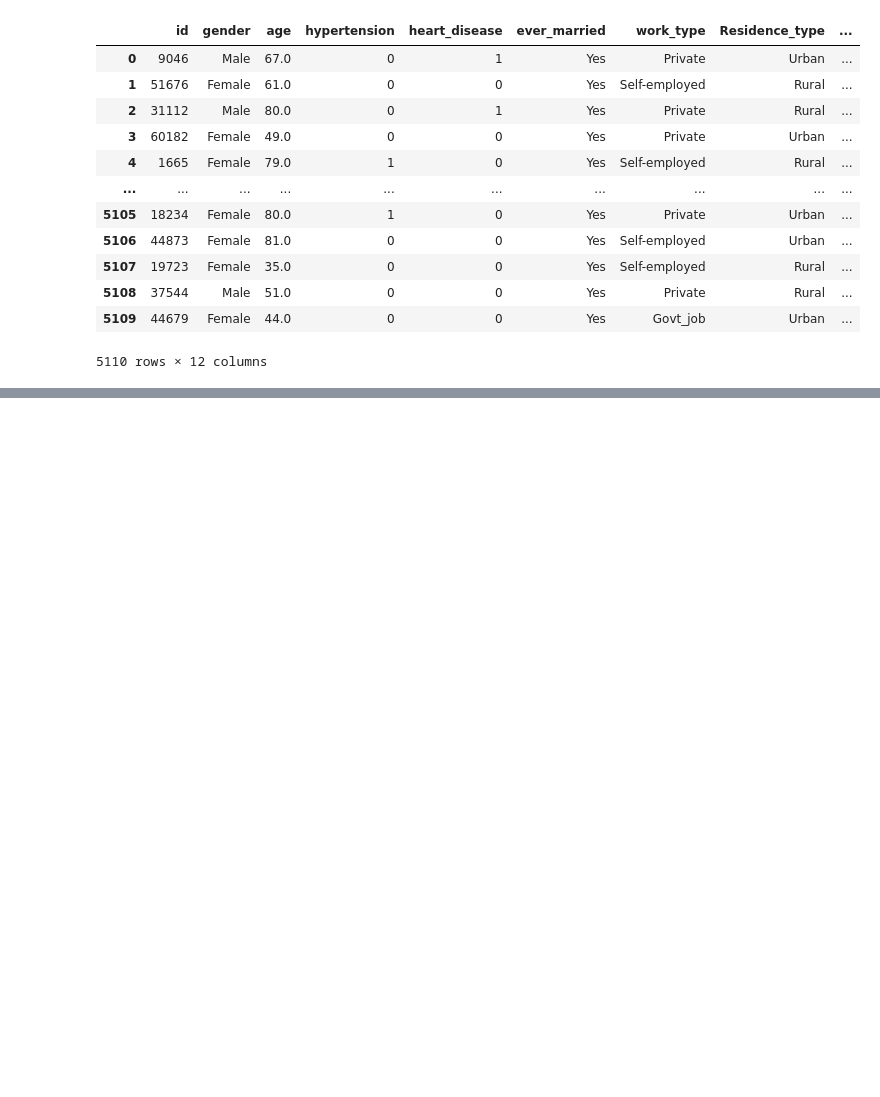
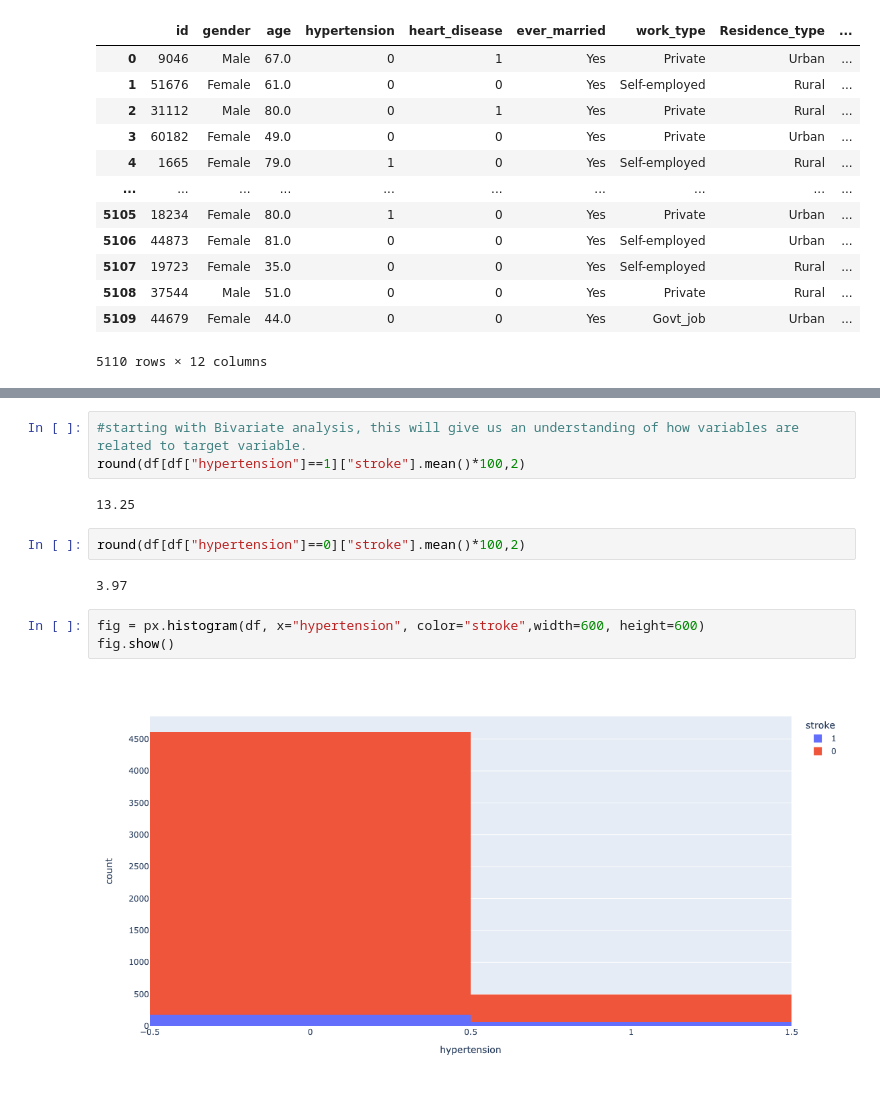
Before and after one commit to AkshayHanchate/Stroke_Prediction, a Jupyter notebook: Stroke_prediction.ipynb, the cells around one changed output, grey strips where cells are left out. Saved outputs shown, nothing was run; the diff lists cells and outputs as text; blank space fills up the shorter version.

```diff
--- a/Stroke_prediction.ipynb
+++ b/Stroke_prediction.ipynb
@@ -143,0 +159,14 @@ df.describe()
+# %%
+#starting with Bivariate analysis, this will give us an understanding of how variables are related to target variable.
+round(df[df["hypertension"]==1]["stroke"].mean()*100,2)
+# %% [output]
+13.25
+# %%
+round(df[df["hypertension"]==0]["stroke"].mean()*100,2)
+# %% [output]
+3.97
+# %%
+fig = px.histogram(df, x="hypertension", color="stroke",width=600, height=600)
+fig.show()
+# %% [output]
+[figure, added]
```
Also changed, not shown: parts of 8 cells of this notebook.
